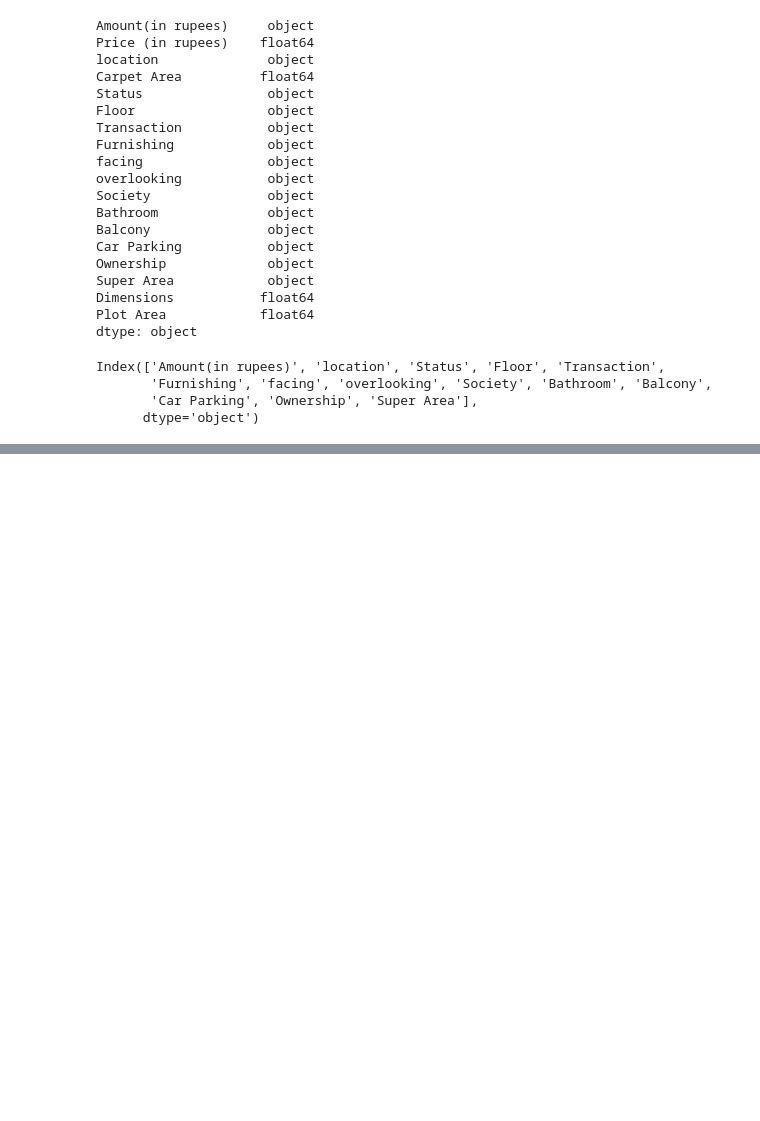
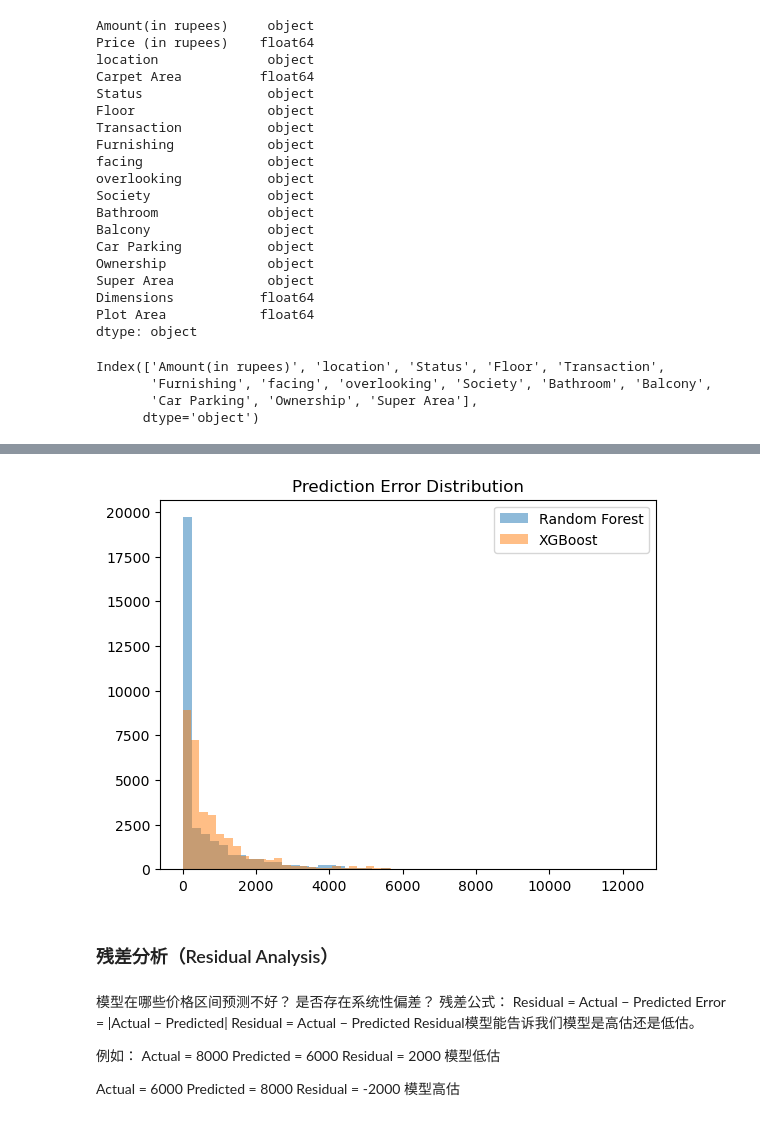
Before and after one commit to XINXIAO-project/house-price-prediction, a Jupyter notebook: notebooks/House_price_prediction.ipynb, the cells around one changed output, grey strips where cells are left out. Saved outputs shown, nothing was run; the diff lists cells and outputs as text; code cells hidden in the pictures; blank space fills up the shorter version.

```diff
--- a/notebooks/House_price_prediction.ipynb
+++ b/notebooks/House_price_prediction.ipynb
@@ -335,0 +425,12 @@ memory usage: 45.4 MB
+# %%
+from xgboost import XGBRegressor
+
+# 创建模型
+xgb = XGBRegressor(
+    n_estimators=300,
+    learning_rate=0.05,
+    max_depth=8,
+)
+
+# 训练模型
+xgb.fit(X_train, y_train)
@@ -335,0 +449,2 @@ memory usage: 45.4 MB
+# %%
+y_pred_xgb = xgb.predict(X_test)
@@ -335,0 +586,32 @@ memory usage: 45.4 MB
+# %%
+plt.hist(errors_rf, bins=50, alpha=0.5, label="Random Forest")
+plt.hist(errors_xgb, bins=50, alpha=0.5, label="XGBoost")
+
+plt.legend()
+plt.title("Prediction Error Distribution")
+
+plt.savefig("../outputs/figures/Prediction_Error_Distribution.png")
+
+plt.show()
+# %% [output]
+[figure, added]
+# %% [markdown]
+### 残差分析（Residual Analysis）
+# %% [markdown]
+模型在哪些价格区间预测不好？
+是否存在系统性偏差？
+残差公式： Residual = Actual − Predicted
+Error = |Actual − Predicted|
+Residual = Actual − Predicted
+Residual模型能告诉我们模型是高估还是低估。
+
+例如：
+Actual = 8000
+Predicted = 6000
+Residual = 2000
+模型低估
+
+Actual = 6000
+Predicted = 8000
+Residual = -2000
+模型高估
```
Also changed, not shown: parts of 33 cells of this notebook, 6 other files.
